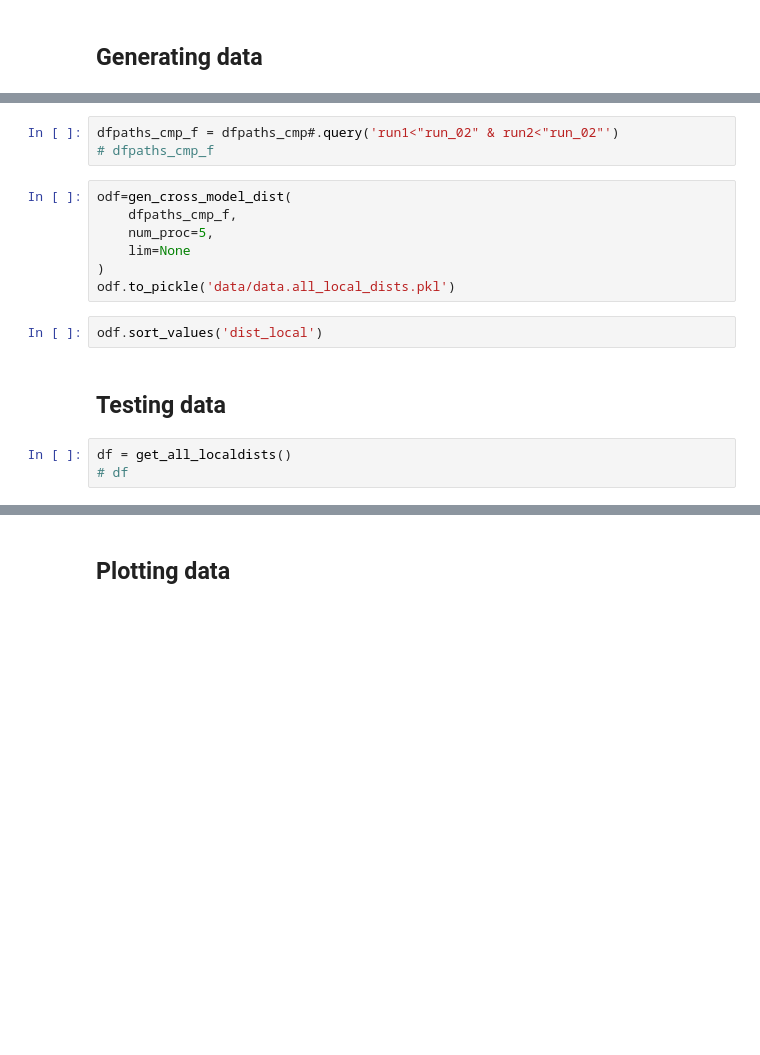
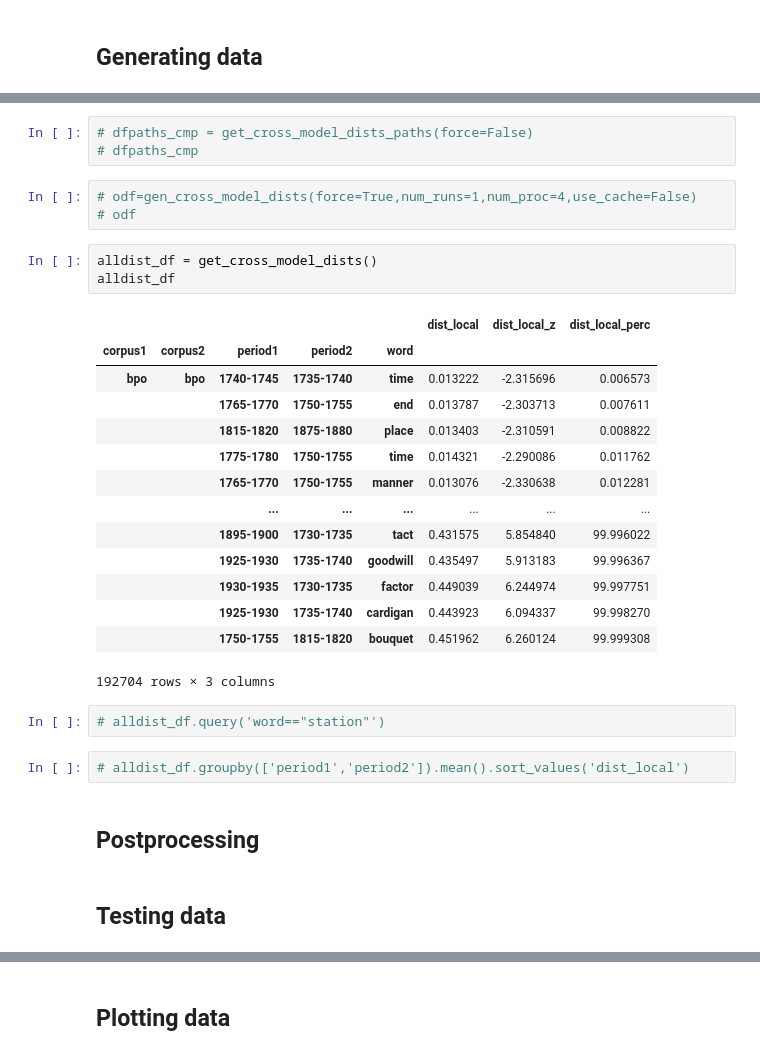
Before and after one commit to quadrismegistus/koselleck, a Jupyter notebook: koselleck/dists/dists.ipynb, the cells around one changed output, grey strips where cells are left out. Drawn from its saved outputs; the diff is of its cells as text; blank space fills up the shorter version.

```diff
--- a/koselleck/dists/dists.ipynb
+++ b/koselleck/dists/dists.ipynb
@@ -110,18 +183,33 @@ def gen_cross_model_dist(dfpaths,lim=None,num_proc=1):
-# %%
-dfpaths_cmp_f = dfpaths_cmp#.query('run1<"run_02" & run2<"run_02"')
-# dfpaths_cmp_f
-# %%
-odf=gen_cross_model_dist(
-    dfpaths_cmp_f,
-    num_proc=5,
-    lim=None
-)
-odf.to_pickle('data/data.all_local_dists.pkl')
-# %%
-odf.sort_values('dist_local')
+# %%
+# dfpaths_cmp = get_cross_model_dists_paths(force=False)
+# dfpaths_cmp
+# %%
+# odf=gen_cross_model_dists(force=True,num_runs=1,num_proc=4,use_cache=False)
+# odf
+# %%
+alldist_df = get_cross_model_dists()
+alldist_df
+# %% [output]
+|  |  |  |  |  | dist_local | dist_local_z | dist_local_perc |
+| corpus1 | corpus2 | period1 | period2 | word |  |  |  |
+| bpo | bpo | 1740-1745 | 1735-1740 | time | 0.013222 | -2.315696 | 0.006573 |
+|  |  | 1765-1770 | 1750-1755 | end | 0.013787 | -2.303713 | 0.007611 |
+|  |  | 1815-1820 | 1875-1880 | place | 0.013403 | -2.310591 | 0.008822 |
+|  |  | 1775-1780 | 1750-1755 | time | 0.014321 | -2.290086 | 0.011762 |
+|  |  | 1765-1770 | 1750-1755 | manner | 0.013076 | -2.330638 | 0.012281 |
+|  |  | ... | ... | ... | ... | ... | ... |
+|  |  | 1895-1900 | 1730-1735 | tact | 0.431575 | 5.854840 | 99.996022 |
+|  |  | 1925-1930 | 1735-1740 | goodwill | 0.435497 | 5.913183 | 99.996367 |
+|  |  | 1930-1935 | 1730-1735 | factor | 0.449039 | 6.244974 | 99.997751 |
+|  |  | 1925-1930 | 1735-1740 | cardigan | 0.443923 | 6.094337 | 99.998270 |
+|  |  | 1750-1755 | 1815-1820 | bouquet | 0.451962 | 6.260124 | 99.999308 |
+192704 rows × 3 columns
+# %%
+# alldist_df.query('word=="station"')
+# %%
+# alldist_df.groupby(['period1','period2']).mean().sort_values('dist_local')
+# %% [markdown]
+## Postprocessing
 # %% [markdown]
 ## Testing data
-# %%
-df = get_all_localdists()
-# df
 # %%
```
Also changed, not shown: parts of 21 cells of this notebook, 8 other files.
